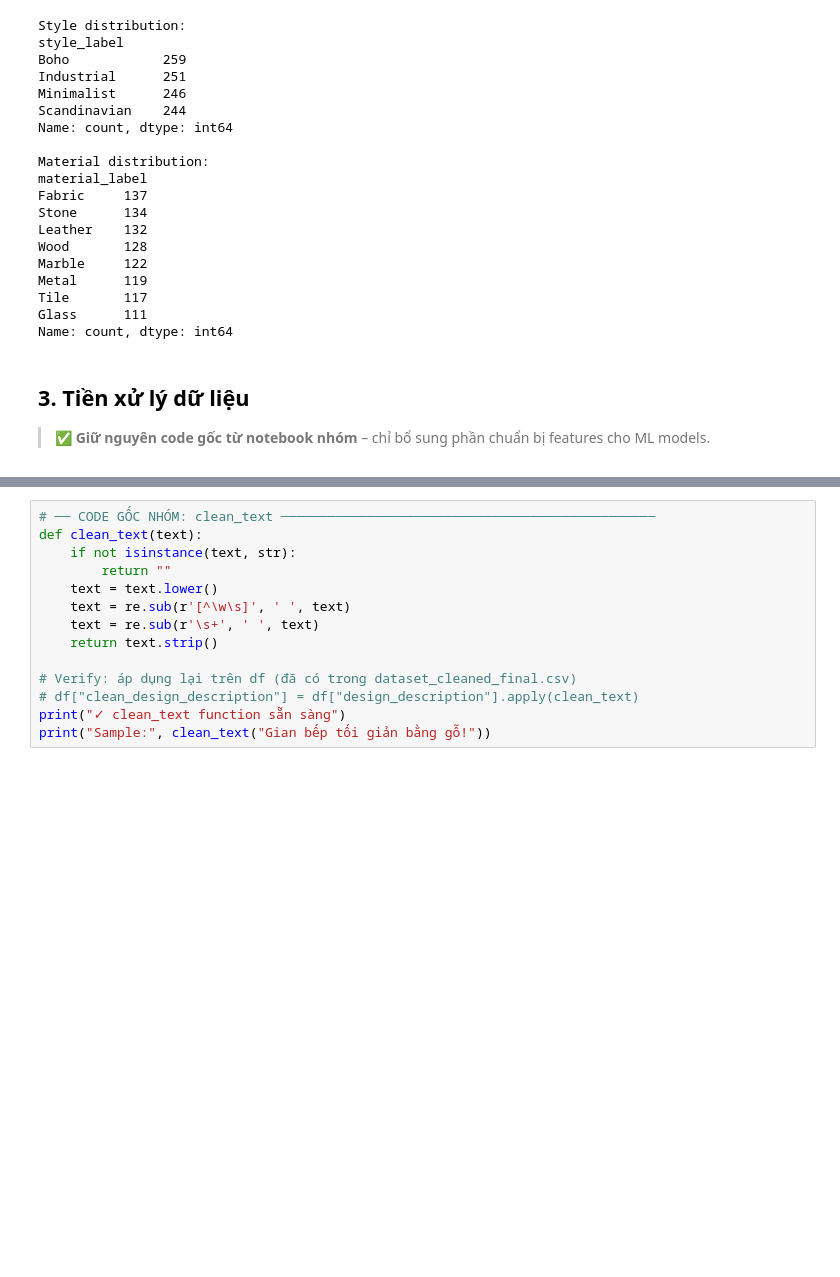
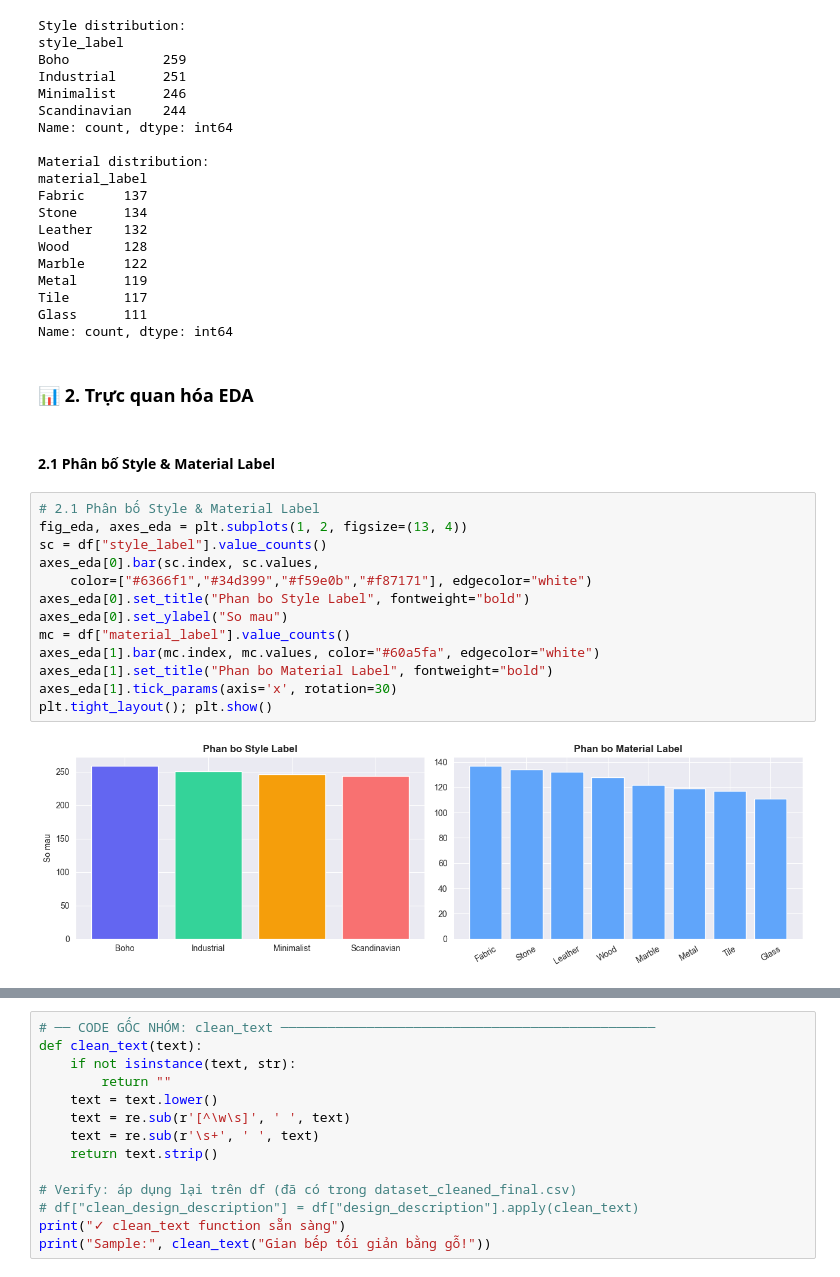
Before and after one commit to Nguyeenxdqng/Nhom13_MachineLearningforDesign, a Jupyter notebook: Nhom13_MachineLearningforDesign.ipynb, the cells around one changed output, grey strips where cells are left out. Saved outputs shown, nothing was run; the diff lists cells and outputs as text; blank space fills up the shorter version.

```diff
--- a/Nhom13_MachineLearningforDesign.ipynb
+++ b/Nhom13_MachineLearningforDesign.ipynb
@@ -99,7 +99,22 @@ Metal      119
 Tile       117
 Glass      111
 Name: count, dtype: int64
-# %% [markdown]
-## 3. Tiền xử lý dữ liệu
-
-> ✅ **Giữ nguyên code gốc từ notebook nhóm** – chỉ bổ sung phần chuẩn bị features cho ML models.
+# %% [markdown]
+### 📊 2. Trực quan hóa EDA
+# %% [markdown]
+#### 2.1 Phân bố Style & Material Label
+# %%
+# 2.1 Phân bố Style & Material Label
+fig_eda, axes_eda = plt.subplots(1, 2, figsize=(13, 4))
+sc = df["style_label"].value_counts()
+axes_eda[0].bar(sc.index, sc.values,
+    color=["#6366f1","#34d399","#f59e0b","#f87171"], edgecolor="white")
+axes_eda[0].set_title("Phan bo Style Label", fontweight="bold")
+axes_eda[0].set_ylabel("So mau")
+mc = df["material_label"].value_counts()
+axes_eda[1].bar(mc.index, mc.values, color="#60a5fa", edgecolor="white")
+axes_eda[1].set_title("Phan bo Material Label", fontweight="bold")
+axes_eda[1].tick_params(axis='x', rotation=30)
+plt.tight_layout(); plt.show()
+# %% [output]
+[figure, added]
```
Also changed, not shown: parts of 67 cells of this notebook.
